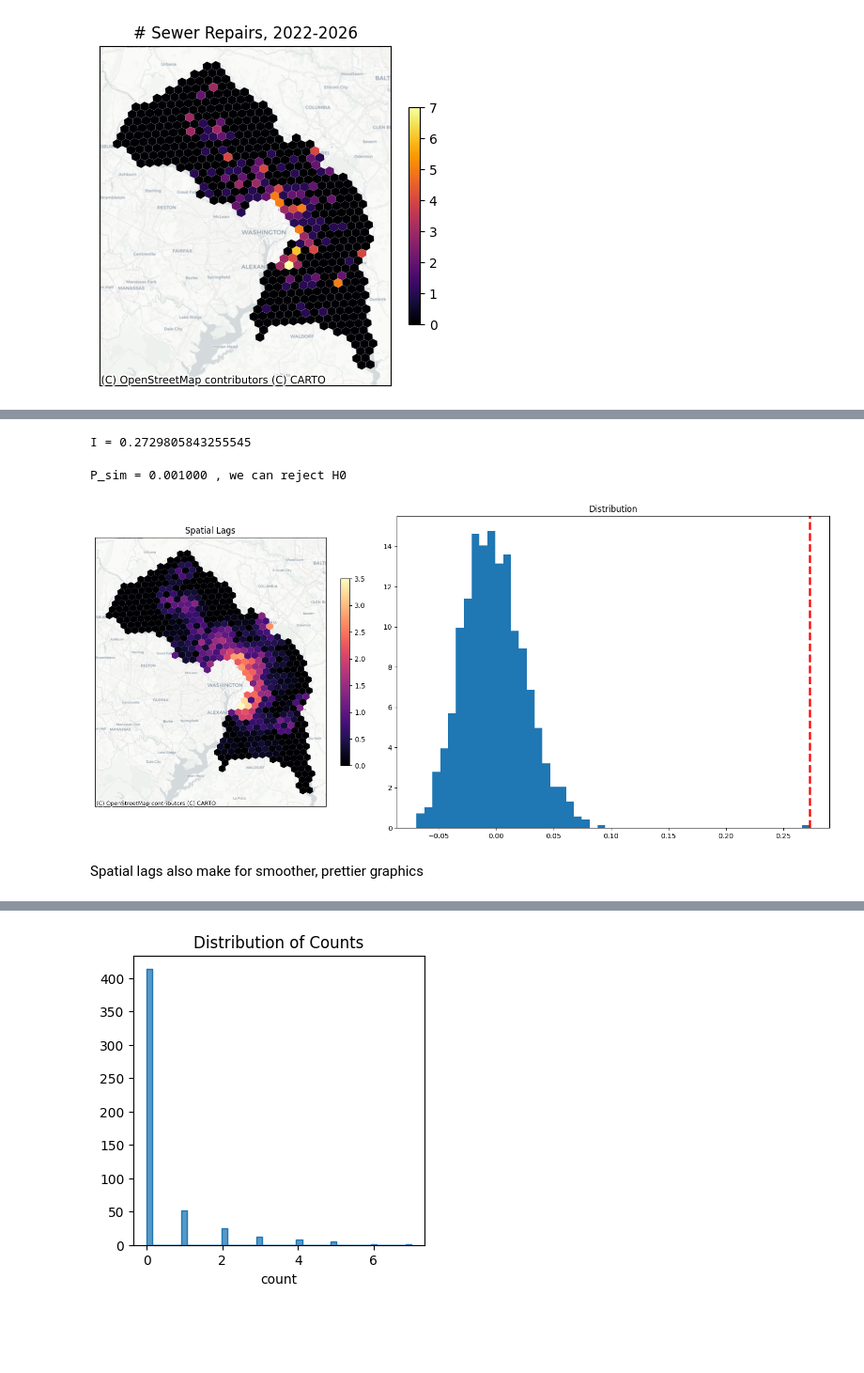
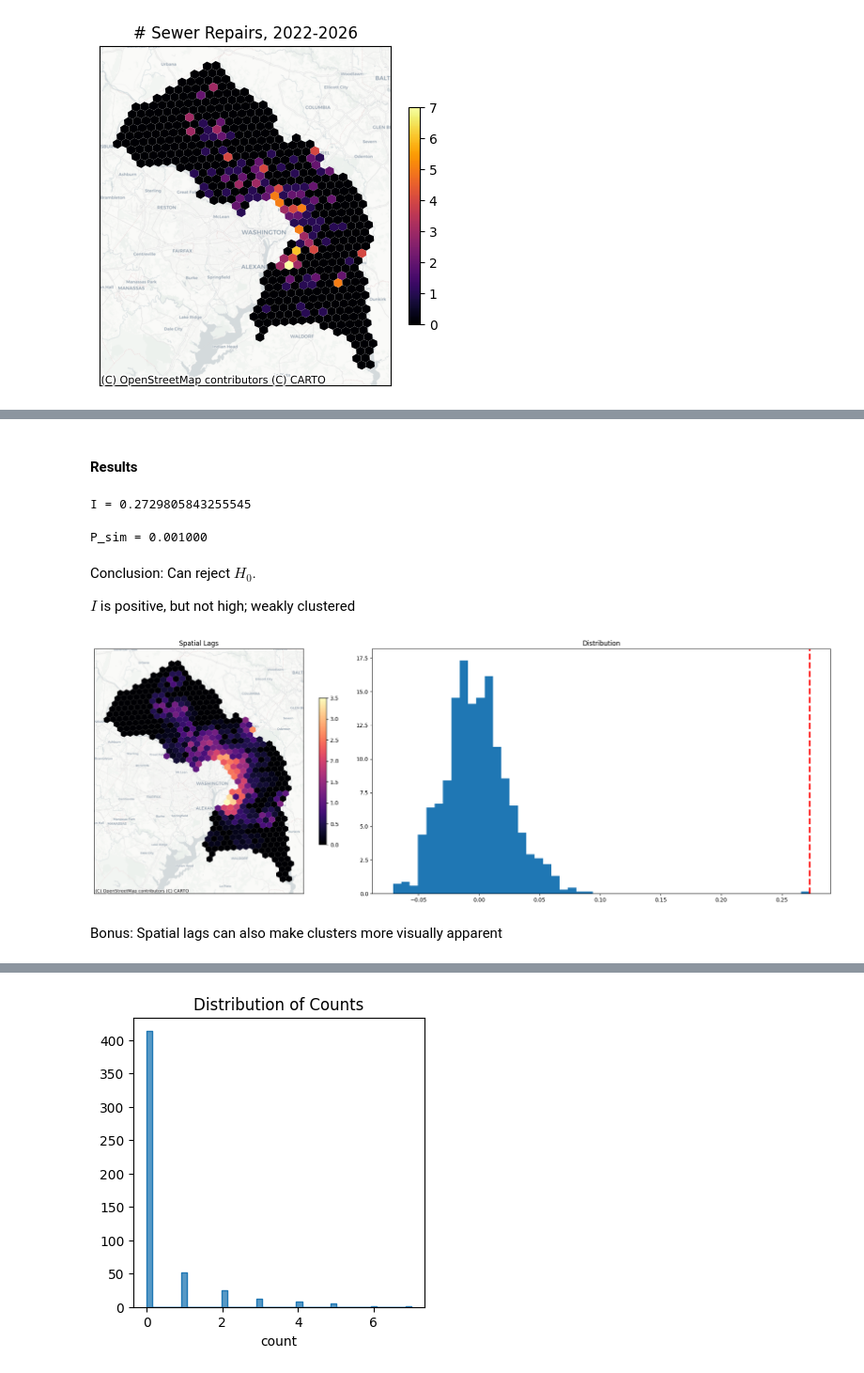
Before and after one commit to emmafurth/SewerRepairDataAnalysisProject, a Jupyter notebook: SlideDeck.ipynb, the cells around one changed output, grey strips where cells are left out. Shown at 94% size. Cells and saved outputs as stored; diff of their text form; code cells hidden in the pictures; blank space fills up the shorter version.

```diff
--- a/SlideDeck.ipynb
+++ b/SlideDeck.ipynb
@@ -335,4 +357,13 @@ def reshuffle_and_recompute_GMI(gdf_prepared, variable_col = "z_score",
                 pseudo_p_value = min(pseudo_p_value_greater, pseudo_p_value_less)
                 print(msg_failtoreject_H0.format(pseudo_p_value, alternative))
 
+    if flag_plot is True:
+        fig, ax = plt.subplots(1, 2, figsize=(20, 7),
+                               gridspec_kw={'width_ratios': [2, 3]})
+        gdf_prepared.plot(column=variable_col, cmap= "viridis", ax=ax[0], legend=False)
+
+        ax[1].hist(list_reshuff_I, density=True, bins=50)
+        ax[1].axvline(I_observed, color = 'red', linestyle = '--', linewidth = 3)
+        fig.tight_layout()
+
     return (pseudo_p_value, list_reshuff_I)
@@ -339,3 +376,5 @@ def reshuffle_and_recompute_GMI(gdf_prepared, variable_col = "z_score",
+# %% [markdown]
+#### Results
 # %%
 gmi_results = compute_Global_Moran_I_using_H3(gdf_prepared = alert_prepared_GMI_df)
 print("I =", gmi_results)
@@ -346,25 +385,32 @@ p_sim, list_reshuff_I = reshuffle_and_recompute_GMI(gdf_prepared = alert_prepare
                                     num_permut = 999,
                                     I_observed = gmi_results,
                                     alternative = "two-tailed",
-                                    flag_plot = True)
+                                    flag_plot = False,
+                                    flag_verdict=False)
+
+print(f"P_sim = {p_sim:3f} ")
 # %% [output]
-P_sim = 0.001000 , we can reject H0
+P_sim = 0.001000
+# %% [markdown]
+Conclusion: Can reject $H_0$.
+
+$I$ is positive, but not high; weakly clustered
 # %%
-fig, ax = plt.subplots(1, 2, figsize=(15, 7),
+fig, ax = plt.subplots(1, 2, figsize=(20, 7),
                         gridspec_kw={'width_ratios': [2, 3]})
 ax[0].set_title("Spatial Lags")
 ax[1].set_title("Distribution")
 
 # alert_prepared_GMI_df.plot(column="count", cmap= "viridis", ax=ax[0], legend=False)
 plot_df(alert_spatial_lags_df, column="spatial_lag", ax=ax[0], cmap="magma")
 
 ax[1].hist(list_reshuff_I, density=True, bins=50)
 ax[1].axvline(gmi_results, color = 'red', linestyle = '--', linewidth = 3)
 fig.tight_layout()
 # %% [output]
-[figure, old version]
+[figure, new version]
 # %% [markdown]
-Spatial lags also make for smoother, prettier graphics
+Bonus: Spatial lags can also make clusters more visually apparent
 # %%
 _, axs = plt.subplots(ncols=2,figsize=(8,4))
 axs[0].get_xaxis().set_visible(False)
```
Also changed, not shown: parts of 34 cells of this notebook, 7 other files.
